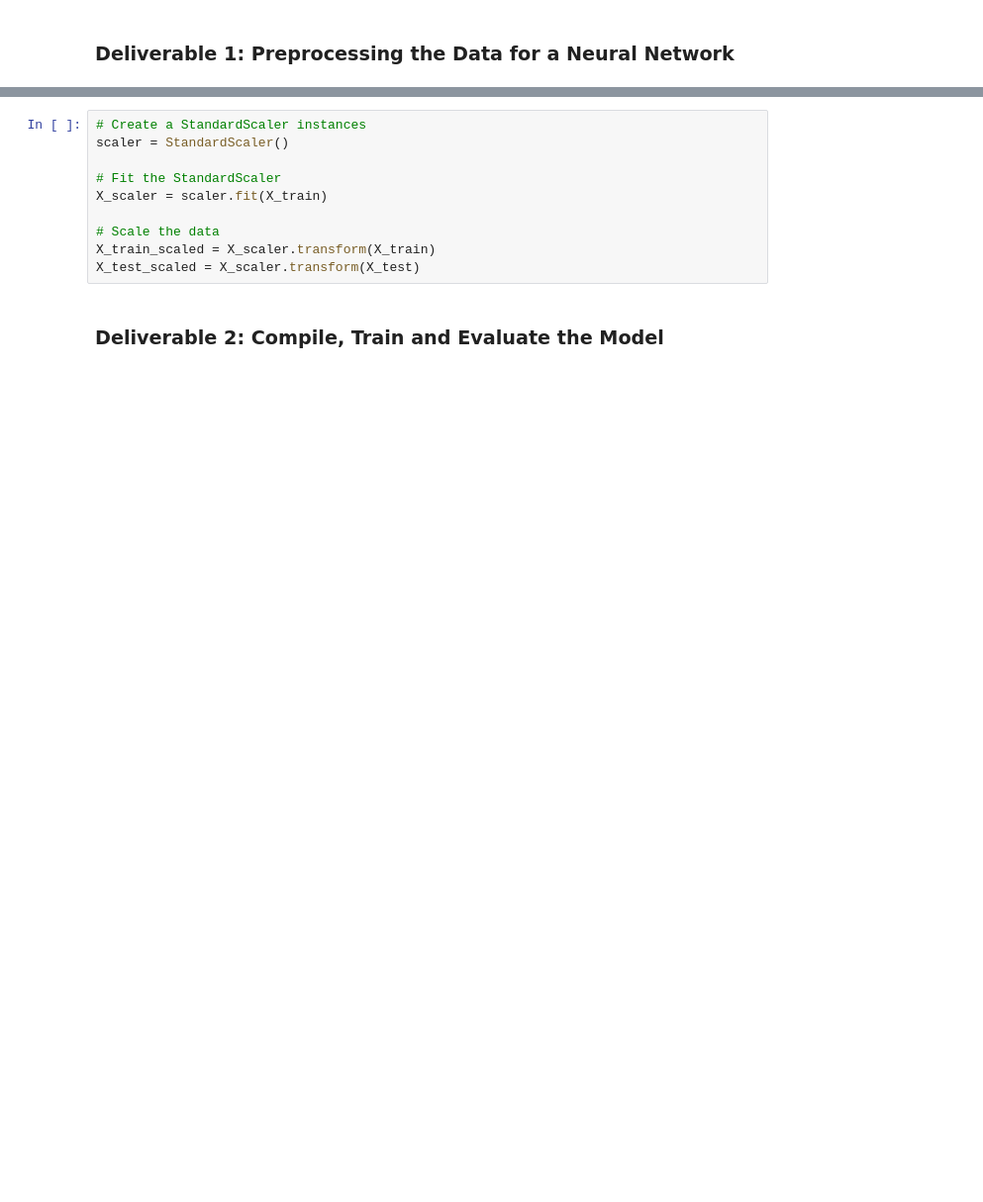
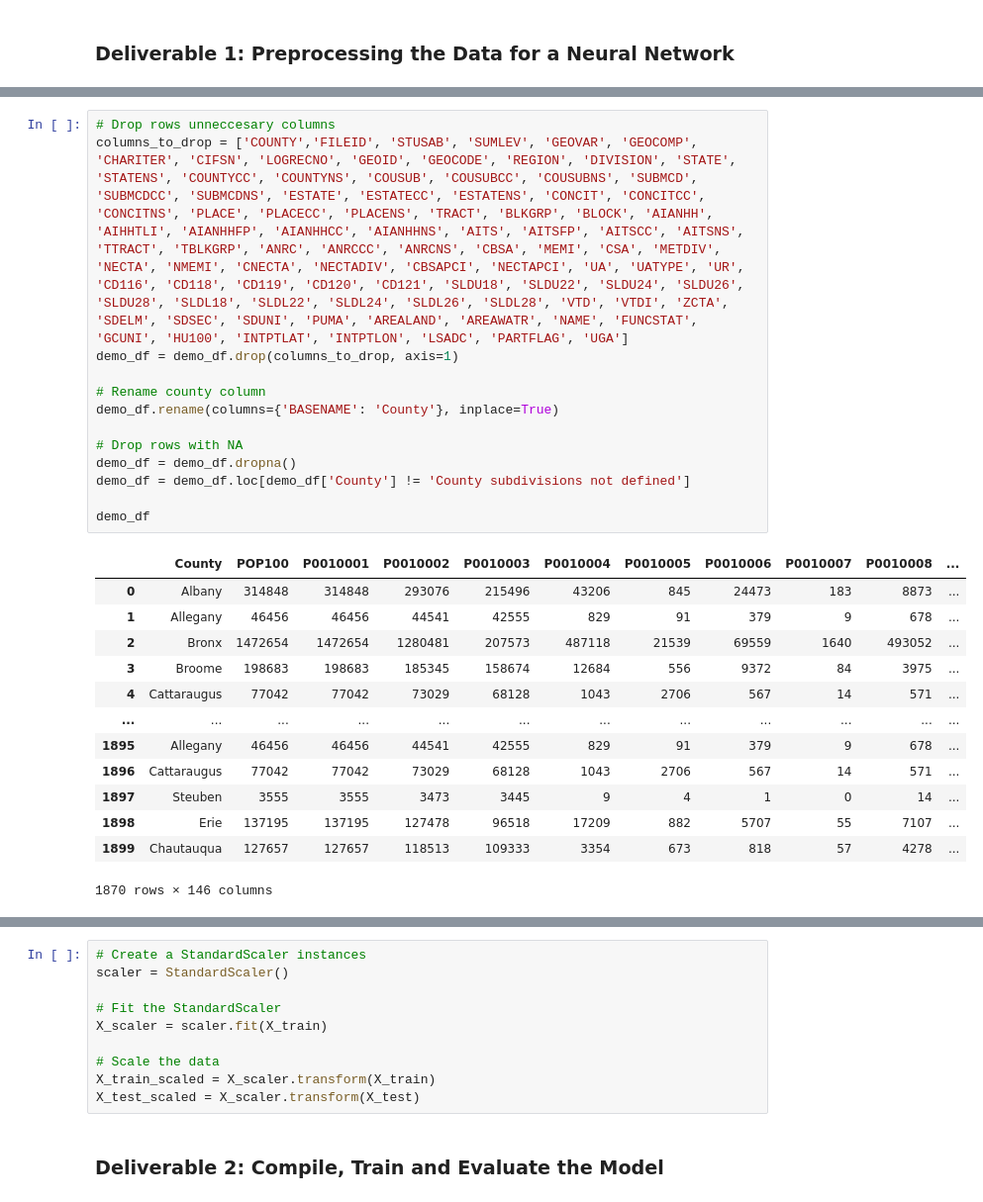
Before and after one commit to Anoobis5/COVID_GeoJSON_FinalProject, a Jupyter notebook: COVID_Vax_Prediction.ipynb, the cells around one changed output, grey strips where cells are left out. Shown: that part at 99% size. Cells and saved outputs as stored; diff of their text form; blank space fills up the shorter version.

```diff
--- a/COVID_Vax_Prediction.ipynb
+++ b/COVID_Vax_Prediction.ipynb
@@ -22,0 +23,27 @@ demo_df.head()
+# %%
+# Drop rows unneccesary columns
+columns_to_drop = ['COUNTY','FILEID', 'STUSAB', 'SUMLEV', 'GEOVAR', 'GEOCOMP', 'CHARITER', 'CIFSN', 'LOGRECNO', 'GEOID', 'GEOCODE', 'REGION', 'DIVISION', 'STATE', 'STATENS', 'COUNTYCC', 'COUNTYNS', 'COUSUB', 'COUSUBCC', 'COUSUBNS', 'SUBMCD', 'SUBMCDCC', 'SUBMCDNS', 'ESTATE', 'ESTATECC', 'ESTATENS', 'CONCIT', 'CONCITCC', 'CONCITNS', 'PLACE', 'PLACECC', 'PLACENS', 'TRACT', 'BLKGRP', 'BLOCK', 'AIANHH', 'AIHHTLI', 'AIANHHFP', 'AIANHHCC', 'AIANHHNS', 'AITS', 'AITSFP', 'AITSCC', 'AITSNS', 'TTRACT', 'TBLKGRP', 'ANRC', 'ANRCCC', 'ANRCNS', 'CBSA', 'MEMI', 'CSA', 'METDIV', 'NECTA', 'NMEMI', 'CNECTA', 'NECTADIV', 'CBSAPCI', 'NECTAPCI', 'UA', 'UATYPE', 'UR', 'CD116', 'CD118', 'CD119', 'CD120', 'CD121', 'SLDU18', 'SLDU22', 'SLDU24', 'SLDU26', 'SLDU28', 'SLDL18', 'SLDL22', 'SLDL24', 'SLDL26', 'SLDL28', 'VTD', 'VTDI', 'ZCTA', 'SDELM', 'SDSEC', 'SDUNI', 'PUMA', 'AREALAND', 'AREAWATR', 'NAME', 'FUNCSTAT', 'GCUNI', 'HU100', 'INTPTLAT', 'INTPTLON', 'LSADC', 'PARTFLAG', 'UGA']
+demo_df = demo_df.drop(columns_to_drop, axis=1)
+
+# Rename county column
+demo_df.rename(columns={'BASENAME': 'County'}, inplace=True)
+
+# Drop rows with NA
+demo_df = demo_df.dropna()
+demo_df = demo_df.loc[demo_df['County'] != 'County subdivisions not defined']
+
+demo_df
+# %% [output]
+|  | County | POP100 | P0010001 | P0010002 | P0010003 | P0010004 | P0010005 | P0010006 | P0010007 | P0010008 | ... |
+| 0 | Albany | 314848 | 314848 | 293076 | 215496 | 43206 | 845 | 24473 | 183 | 8873 | ... |
+| 1 | Allegany | 46456 | 46456 | 44541 | 42555 | 829 | 91 | 379 | 9 | 678 | ... |
+| 2 | Bronx | 1472654 | 1472654 | 1280481 | 207573 | 487118 | 21539 | 69559 | 1640 | 493052 | ... |
+| 3 | Broome | 198683 | 198683 | 185345 | 158674 | 12684 | 556 | 9372 | 84 | 3975 | ... |
+| 4 | Cattaraugus | 77042 | 77042 | 73029 | 68128 | 1043 | 2706 | 567 | 14 | 571 | ... |
+| ... | ... | ... | ... | ... | ... | ... | ... | ... | ... | ... | ... |
+| 1895 | Allegany | 46456 | 46456 | 44541 | 42555 | 829 | 91 | 379 | 9 | 678 | ... |
+| 1896 | Cattaraugus | 77042 | 77042 | 73029 | 68128 | 1043 | 2706 | 567 | 14 | 571 | ... |
+| 1897 | Steuben | 3555 | 3555 | 3473 | 3445 | 9 | 4 | 1 | 0 | 14 | ... |
+| 1898 | Erie | 137195 | 137195 | 127478 | 96518 | 17209 | 882 | 5707 | 55 | 7107 | ... |
+| 1899 | Chautauqua | 127657 | 127657 | 118513 | 109333 | 3354 | 673 | 818 | 57 | 4278 | ... |
+1870 rows × 146 columns
```
Also changed, not shown: parts of 14 cells of this notebook, 4 other files.
